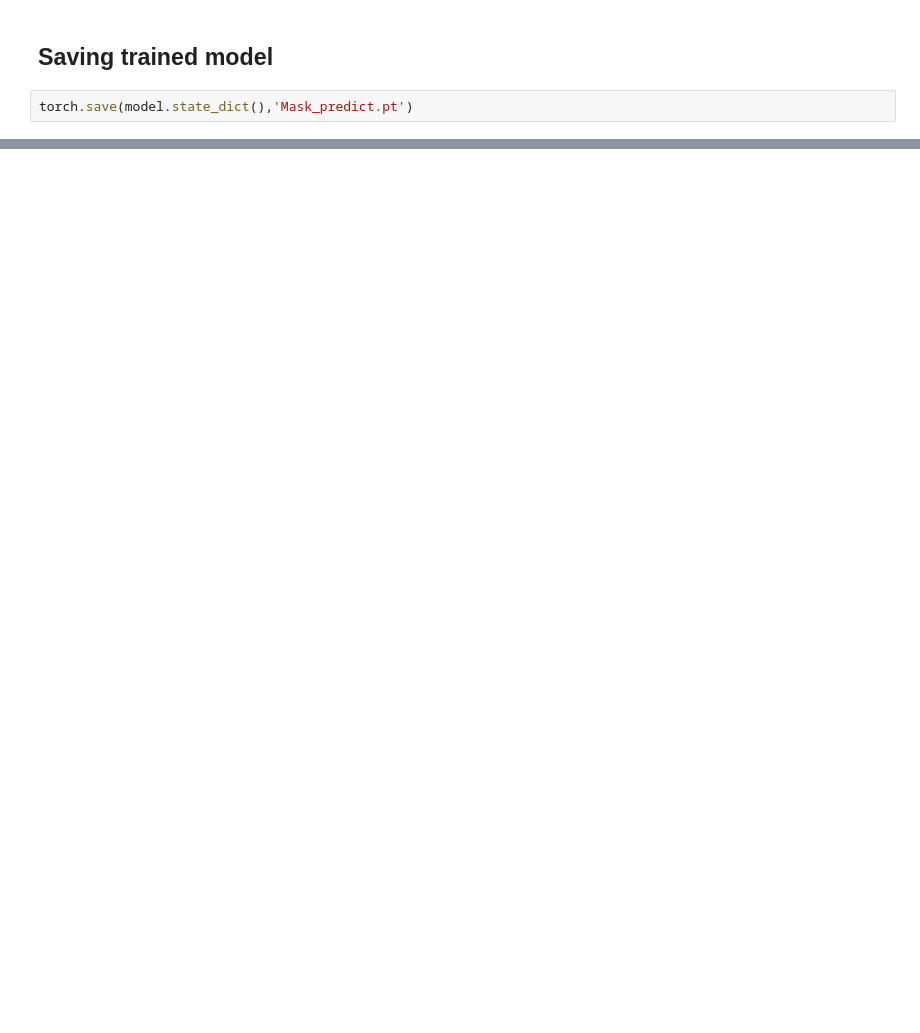
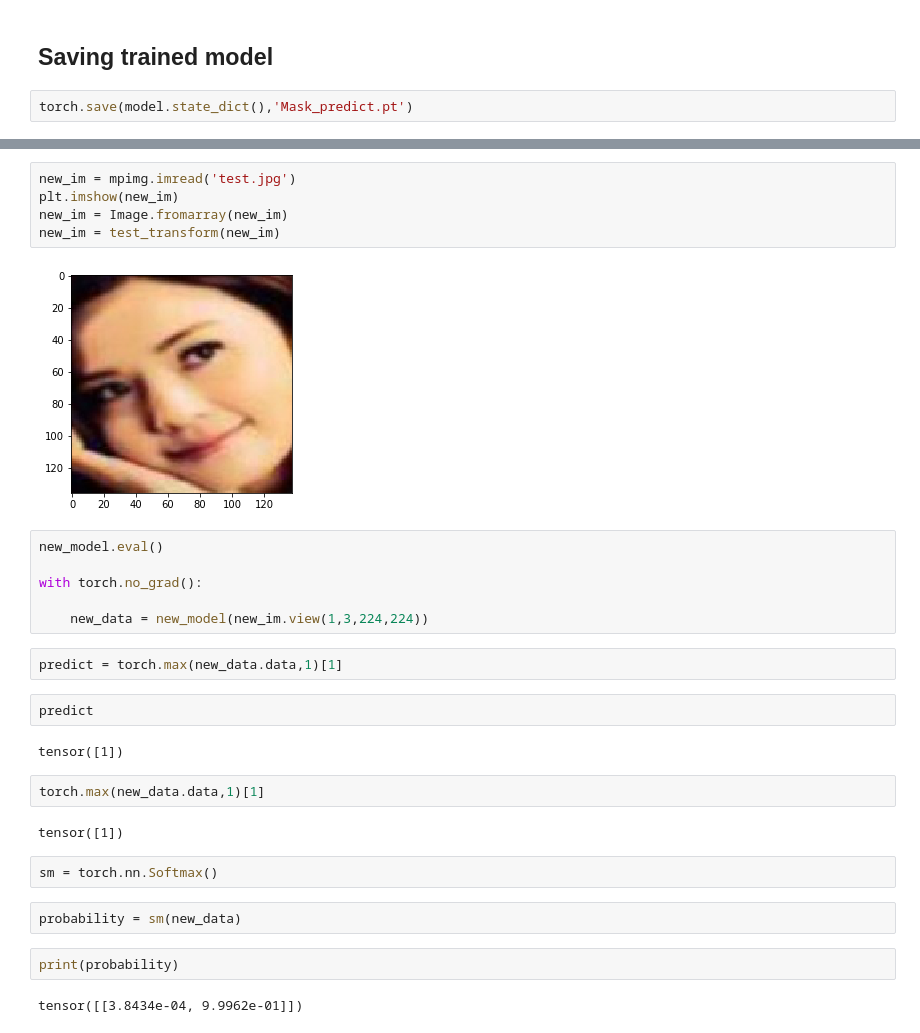
Before and after one commit to euguroglu/Machine-Learning-Projects, a Jupyter notebook: Pytorch_CNN_Mask_Classification.ipynb, the cells around one changed output, grey strips where cells are left out. Drawn from its saved outputs; the diff is of its cells as text; blank space fills up the shorter version.

```diff
--- a/Pytorch_CNN_Mask_Classification.ipynb
+++ b/Pytorch_CNN_Mask_Classification.ipynb
@@ -249,0 +269,31 @@ torch.save(model.state_dict(),'Mask_predict.pt')
+# %%
+new_im = mpimg.imread('test.jpg')
+plt.imshow(new_im)
+new_im = Image.fromarray(new_im)
+new_im = test_transform(new_im)
+# %% [output]
+[figure, added]
+# %%
+new_model.eval()
+
+with torch.no_grad():
+
+    new_data = new_model(new_im.view(1,3,224,224))
+# %%
+predict = torch.max(new_data.data,1)[1]
+# %%
+predict
+# %% [output]
+tensor([1])
+# %%
+torch.max(new_data.data,1)[1]
+# %% [output]
+tensor([1])
+# %%
+sm = torch.nn.Softmax()
+# %%
+probability = sm(new_data)
+# %%
+print(probability)
+# %% [output]
+tensor([[3.8434e-04, 9.9962e-01]])
```
Also changed, not shown: parts of 18 cells of this notebook.
